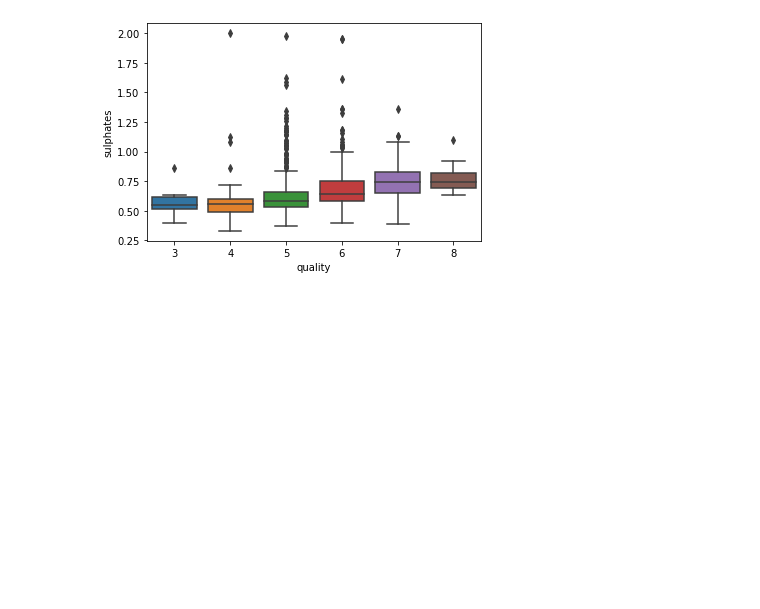
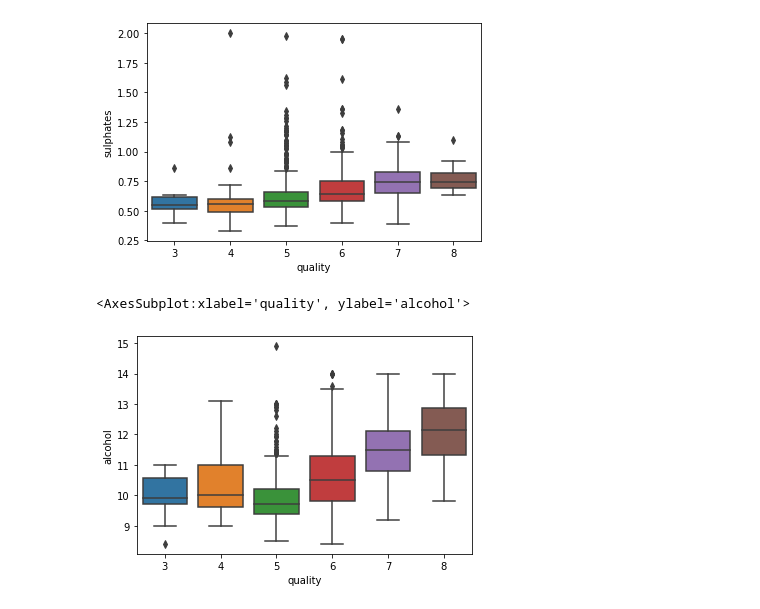
Before and after one commit to prasannasand/Data-Science-Python, a Jupyter notebook: winequality analysis.ipynb, the cells around one changed output. Drawn from its saved outputs; the diff is of its cells as text; code cells hidden in the pictures; blank space fills up the shorter version.

Commit message:
upload boxplot Alcohol

```diff
--- a/winequality analysis.ipynb
+++ b/winequality analysis.ipynb
@@ -170,3 +170,8 @@ sns.boxplot('quality','sulphates',data=wine)
 # %% [output]
 <AxesSubplot:xlabel='quality', ylabel='sulphates'>
 [figure]
+# %%
+sns.boxplot('quality','alcohol',data=wine)
+# %% [output]
+<AxesSubplot:xlabel='quality', ylabel='alcohol'>
+[figure, added]
```
Also changed, not shown: parts of 1 cell of this notebook.
